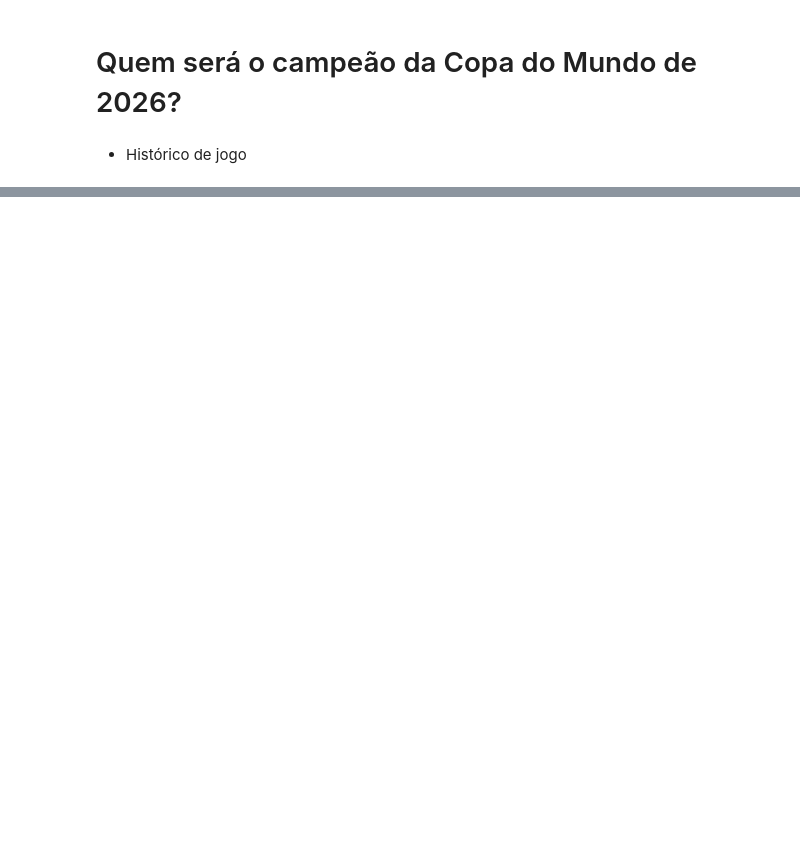
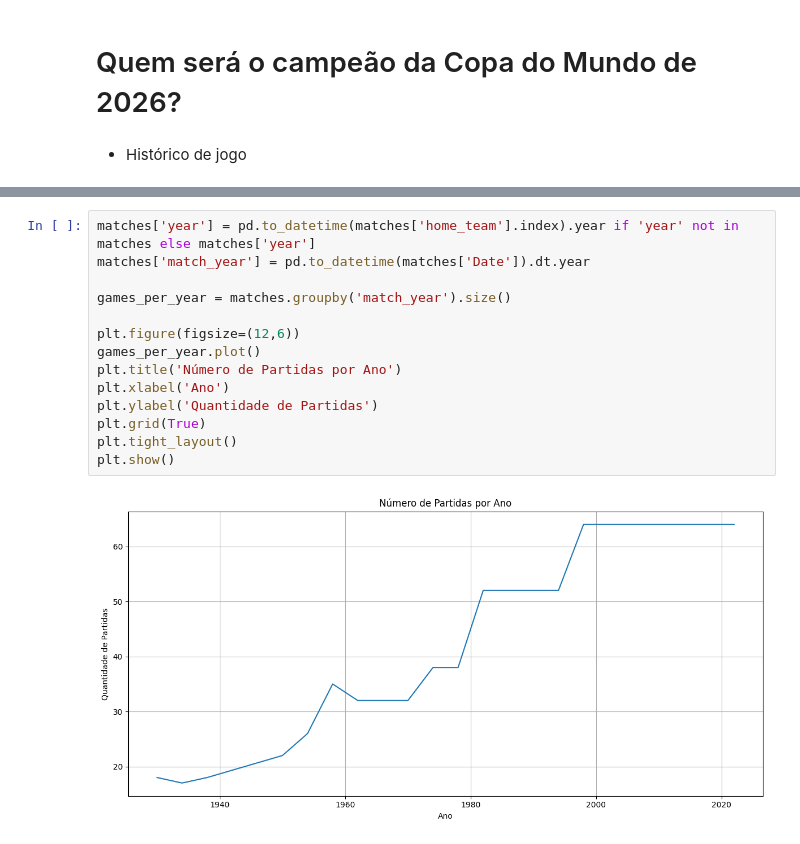
Before and after one commit to Jhonatarlp/Projeto_final_ciclo_basico_insper_Data, a Jupyter notebook: analise_jhon.ipynb, the cells around one changed output, grey strips where cells are left out. Drawn from its saved outputs; the diff is of its cells as text; blank space fills up the shorter version.

```diff
--- a/analise_jhon.ipynb
+++ b/analise_jhon.ipynb
@@ -42,0 +195,16 @@ fifa_results
+# %%
+matches['year'] = pd.to_datetime(matches['home_team'].index).year if 'year' not in matches else matches['year']
+matches['match_year'] = pd.to_datetime(matches['Date']).dt.year
+
+games_per_year = matches.groupby('match_year').size()
+
+plt.figure(figsize=(12,6))
+games_per_year.plot()
+plt.title('Número de Partidas por Ano')
+plt.xlabel('Ano')
+plt.ylabel('Quantidade de Partidas')
+plt.grid(True)
+plt.tight_layout()
+plt.show()
+# %% [output]
+[figure, added]
```
Also changed, not shown: parts of 29 cells of this notebook, 2 other files.
